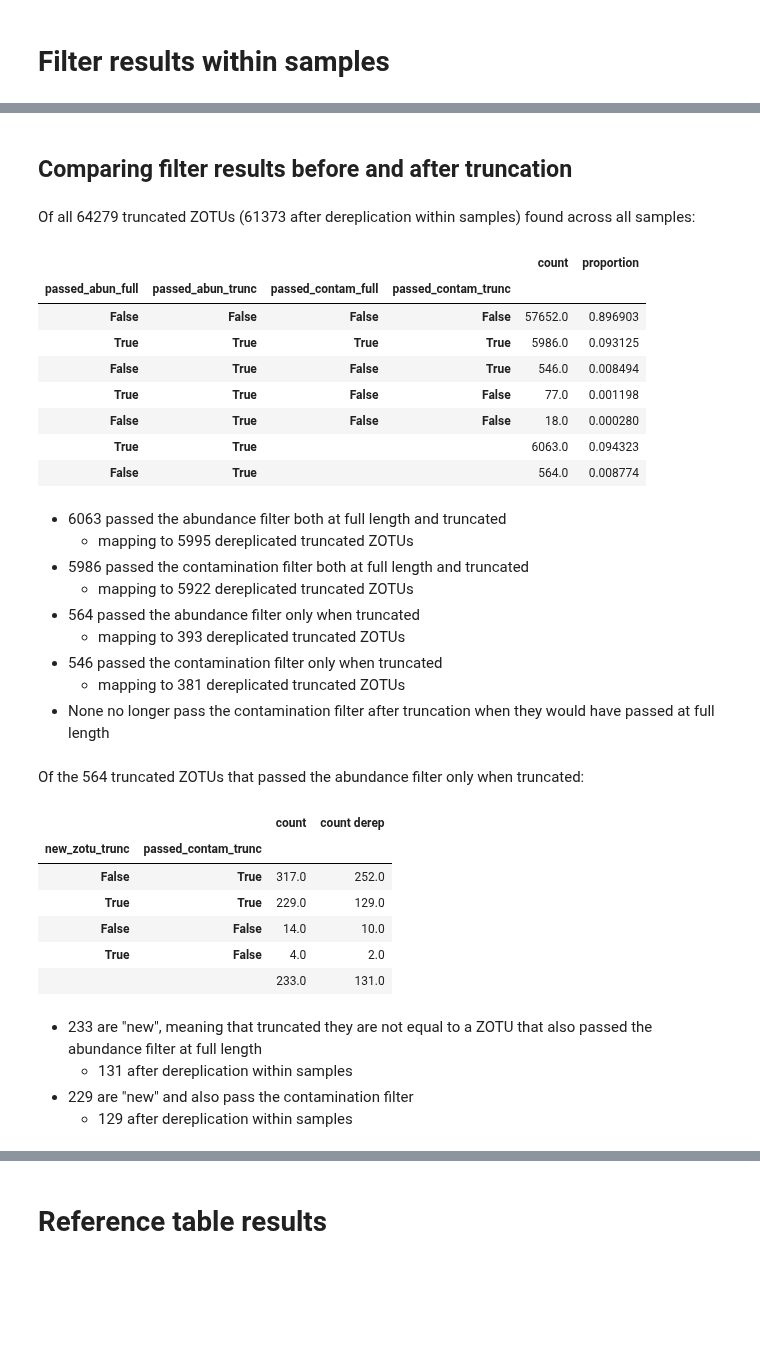
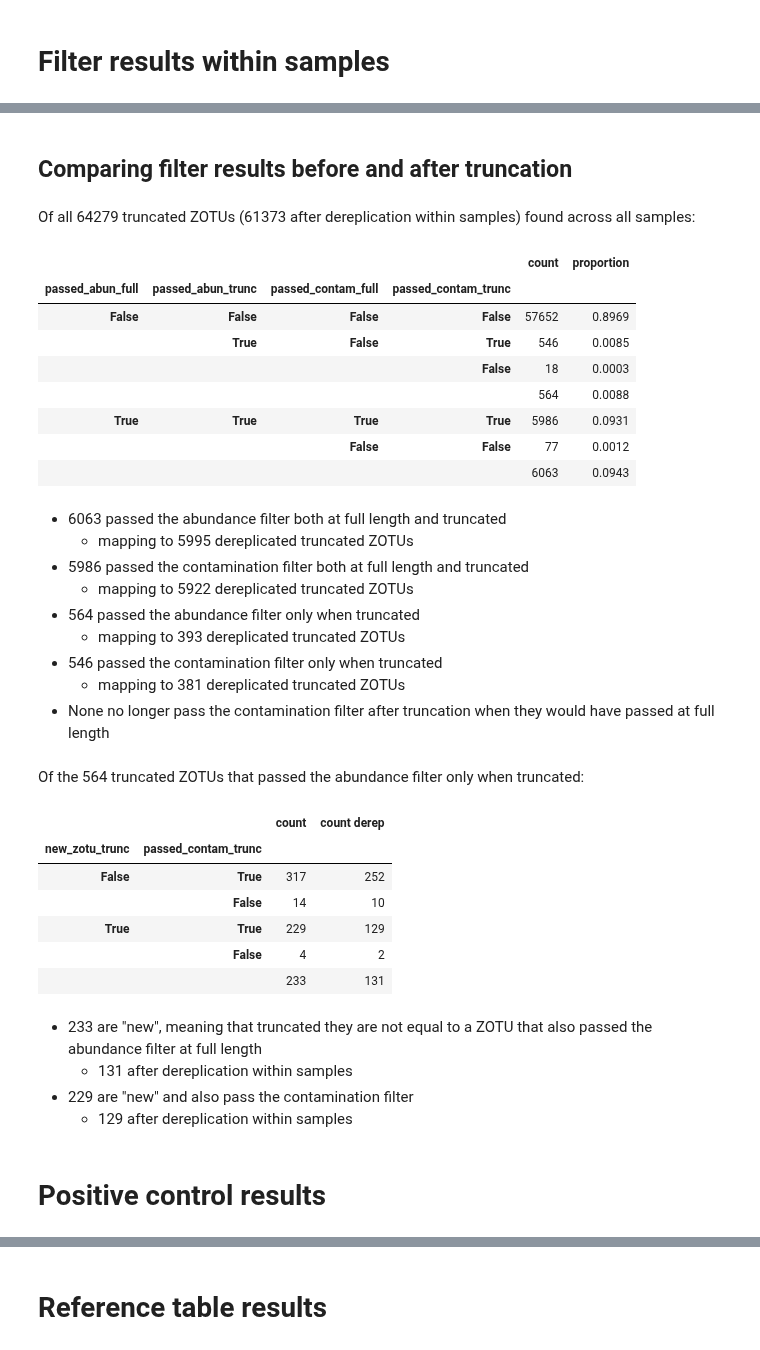
Before and after one commit to SethGG/mycodiversity-arise, a Jupyter notebook: 7_data_analysis.ipynb, the cells around one changed output, grey strips where cells are left out. Saved outputs shown, nothing was run; the diff lists cells and outputs as text; code cells hidden in the pictures; blank space fills up the shorter version.

Commit message:
placement results

```diff
--- a/7_data_analysis.ipynb
+++ b/7_data_analysis.ipynb
@@ -216,9 +231,11 @@ Of all 64279 truncated ZOTUs (61373 after dereplication within samples) found ac
 # Comparing filter results before and after truncation
 df_abun_compare_counts = pd.DataFrame.join(
     df_trunc.value_counts(subset=['passed_abun_full', 'passed_abun_trunc', 'passed_contam_full', 'passed_contam_trunc']),
-    df_trunc.value_counts(subset=['passed_abun_full', 'passed_abun_trunc', 'passed_contam_full', 'passed_contam_trunc'], normalize=True))
+    df_trunc.value_counts(subset=['passed_abun_full', 'passed_abun_trunc', 'passed_contam_full', 'passed_contam_trunc'], normalize=True).round(4))
 df_abun_compare_counts.loc[(True,True,"",""),:] = df_abun_compare_counts.loc[(True, True, slice(None), slice(None))][['count', 'proportion']].sum()
 df_abun_compare_counts.loc[(False,True,"",""),:] = df_abun_compare_counts.loc[(False, True, slice(None), slice(None))][['count', 'proportion']].sum()
+df_abun_compare_counts["count"] = df_abun_compare_counts["count"].astype(int)
+df_abun_compare_counts = df_abun_compare_counts.sort_index(level="passed_abun_full", sort_remaining=False)
 
 df_trunc_abun_both = df_trunc[(df_trunc['passed_abun_full'] == True) & (df_trunc['passed_abun_trunc'] == True)]
 df_trunc_abun_both_derep = df_trunc_abun_both.drop_duplicates(subset=['srr_name', 'trunc_zotu_id'])
@@ -244,40 +261,46 @@ display(md(f"- {df_trunc_abun_both.shape[0]} passed the abundance filter both at
            f"- {df_trunc_contam_both.shape[0]} passed the contamination filter both at full length and truncated\n"
            f"\t- mapping to {df_trunc_contam_both_derep.shape[0]} dereplicated truncated ZOTUs\n"
            f"- {df_trunc_abun_trunc_only.shape[0]} passed the abundance filter only when truncated\n"
            f"\t- mapping to {df_trunc_abun_trunc_only_derep.shape[0]} dereplicated truncated ZOTUs\n"
            f"- {df_trunc_contam_trunc_only.shape[0]} passed the contamination filter only when truncated\n"
            f"\t- mapping to {df_trunc_contam_trunc_only_derep.shape[0]} dereplicated truncated ZOTUs\n"
            "- None no longer pass the contamination filter after truncation when they would have passed at full length"))
 
+df_abun_compare_counts.to_latex(os.path.join(latex_tables, "filter_comp.tex"), escape=True)
+
 df_trunc_abun_trunc_only_counts = pd.DataFrame.join(
     df_trunc_abun_trunc_only.value_counts(subset=['new_zotu_trunc', 'passed_contam_trunc']),
     df_trunc_abun_trunc_only_derep.value_counts(subset=['new_zotu_trunc', 'passed_contam_trunc']), rsuffix=" derep")
 df_trunc_abun_trunc_only_counts.loc[(True,""),:] = df_trunc_abun_trunc_only_counts.loc[(True, slice(None))][['count', 'count derep']].sum()
+df_trunc_abun_trunc_only_counts = df_trunc_abun_trunc_only_counts.astype(int)
+df_trunc_abun_trunc_only_counts = df_trunc_abun_trunc_only_counts.sort_index(level="new_zotu_trunc", sort_remaining=False)
 
 df_trunc_abun_trunc_only_new = df_trunc_abun_trunc_only[df_trunc_abun_trunc_only['new_zotu_trunc'] == True]
 df_trunc_abun_trunc_only_derep_new = df_trunc_abun_trunc_only_derep[df_trunc_abun_trunc_only_derep['new_zotu_trunc'] == True]
 
 df_trunc_contam_trunc_only_new = df_trunc_contam_trunc_only[df_trunc_contam_trunc_only['new_zotu_trunc'] == True]
 df_trunc_contam_trunc_only_derep_new = df_trunc_contam_trunc_only_derep[df_trunc_contam_trunc_only_derep['new_zotu_trunc'] == True]
 
 display(md(f"Of the {df_trunc_abun_trunc_only.shape[0]} truncated ZOTUs that passed the abundance filter only when truncated:"))
 display(df_trunc_abun_trunc_only_counts)
 display(md(f"- {df_trunc_abun_trunc_only_new.shape[0]} are \"new\", meaning that truncated they are not equal to a ZOTU that also passed the abundance filter at full length\n"
            f"\t- {df_trunc_abun_trunc_only_derep_new.shape[0]} after dereplication within samples\n"
            f"- {df_trunc_contam_trunc_only_new.shape[0]} are \"new\" and also pass the contamination filter\n"
            f"\t- {df_trunc_contam_trunc_only_derep_new.shape[0]} after dereplication within samples"))
+
+df_trunc_abun_trunc_only_counts.to_latex(os.path.join(latex_tables, "filter_trunc_only.tex"), escape=True)
 # %% [output]
 ## Comparing filter results before and after truncation
 Of all 64279 truncated ZOTUs (61373 after dereplication within samples) found across all samples:
 |  |  |  |  | count | proportion |
 | passed_abun_full | passed_abun_trunc | passed_contam_full | passed_contam_trunc |  |  |
-| False | False | False | False | 57652.0 | 0.896903 |
-| True | True | True | True | 5986.0 | 0.093125 |
-| False | True | False | True | 546.0 | 0.008494 |
-| True | True | False | False | 77.0 | 0.001198 |
-| False | True | False | False | 18.0 | 0.000280 |
-| True | True |  |  | 6063.0 | 0.094323 |
-| False | True |  |  | 564.0 | 0.008774 |
+| False | False | False | False | 57652 | 0.8969 |
+|  | True | False | True | 546 | 0.0085 |
+|  |  |  | False | 18 | 0.0003 |
+|  |  |  |  | 564 | 0.0088 |
+| True | True | True | True | 5986 | 0.0931 |
+|  |  | False | False | 77 | 0.0012 |
+|  |  |  |  | 6063 | 0.0943 |
 - 6063 passed the abundance filter both at full length and truncated
 	- mapping to 5995 dereplicated truncated ZOTUs
 - 5986 passed the contamination filter both at full length and truncated
@@ -290,12 +313,14 @@ Of all 64279 truncated ZOTUs (61373 after dereplication within samples) found ac
 Of the 564 truncated ZOTUs that passed the abundance filter only when truncated:
 |  |  | count | count derep |
 | new_zotu_trunc | passed_contam_trunc |  |  |
-| False | True | 317.0 | 252.0 |
-| True | True | 229.0 | 129.0 |
-| False | False | 14.0 | 10.0 |
-| True | False | 4.0 | 2.0 |
-|  |  | 233.0 | 131.0 |
+| False | True | 317 | 252 |
+|  | False | 14 | 10 |
+| True | True | 229 | 129 |
+|  | False | 4 | 2 |
+|  |  | 233 | 131 |
 - 233 are "new", meaning that truncated they are not equal to a ZOTU that also passed the abundance filter at full length
 	- 131 after dereplication within samples
 - 229 are "new" and also pass the contamination filter
 	- 129 after dereplication within samples
+# %% [markdown]
+# Positive control results
```
Also changed, not shown: parts of 12 cells of this notebook, 17 other files.
